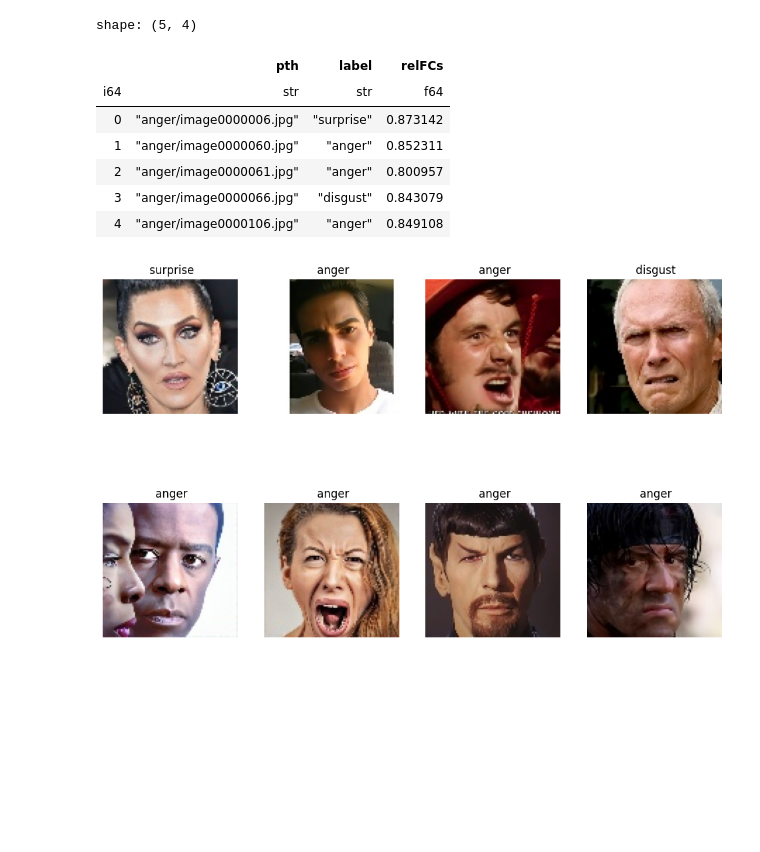
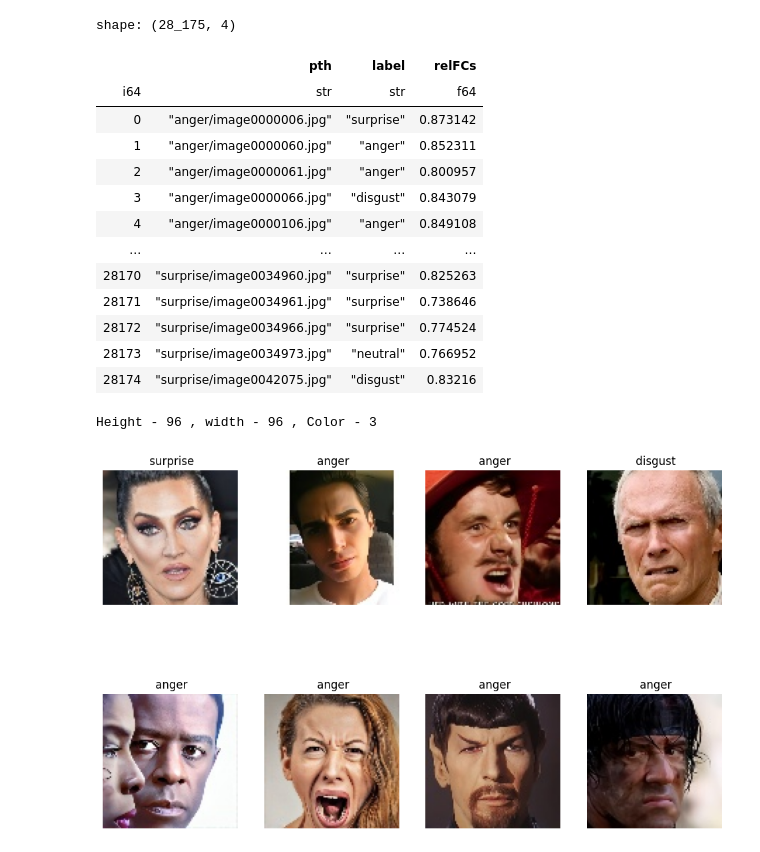
Before and after one commit to CptJarkov/MLProj, a Jupyter notebook: affectnet/ProjektOpenCV.ipynb, the cells around one changed output. Cells and saved outputs as stored; diff of their text form; code cells hidden in the pictures; blank space fills up the shorter version.

```diff
--- a/affectnet/ProjektOpenCV.ipynb
+++ b/affectnet/ProjektOpenCV.ipynb
@@ -9,16 +15,22 @@ import polars as pl
 # %%
 data=pl.read_csv('labels.csv')
 # %%
-data.head()
+data
 # %% [output]
-shape: (5, 4)
+shape: (28_175, 4)
 |  | pth | label | relFCs |
 | i64 | str | str | f64 |
 | 0 | "anger/image0000006.jpg" | "surprise" | 0.873142 |
 | 1 | "anger/image0000060.jpg" | "anger" | 0.852311 |
 | 2 | "anger/image0000061.jpg" | "anger" | 0.800957 |
 | 3 | "anger/image0000066.jpg" | "disgust" | 0.843079 |
 | 4 | "anger/image0000106.jpg" | "anger" | 0.849108 |
+| … | … | … | … |
+| 28170 | "surprise/image0034960.jpg" | "surprise" | 0.825263 |
+| 28171 | "surprise/image0034961.jpg" | "surprise" | 0.738646 |
+| 28172 | "surprise/image0034966.jpg" | "surprise" | 0.774524 |
+| 28173 | "surprise/image0034973.jpg" | "neutral" | 0.766952 |
+| 28174 | "surprise/image0042075.jpg" | "disgust" | 0.83216 |
 # %%
 def image_show(i):
     row = data.row(i)
@@ -26,6 +38,19 @@ def image_show(i):
     image_path = pth
     img = mpimg.imread(image_path)
     return img, row[2]
+# %%
+i=0
+row = data.row(i)
+pth = row[1]
+image_path = pth
+img = mpimg.imread(image_path)
+# Check the shape of the image
+height, width, channels = img.shape
+print(f"Height - {height}", f", width - {height}",f", Color - {channels}")
+
+#Color -3 means RGB, Color - 1 means Gray
+# %% [output]
+Height - 96 , width - 96 , Color - 3
 # %%
 i=8
 num_cols=int(i/2)
```
Also changed, not shown: parts of 9 cells of this notebook, 1 other file.
